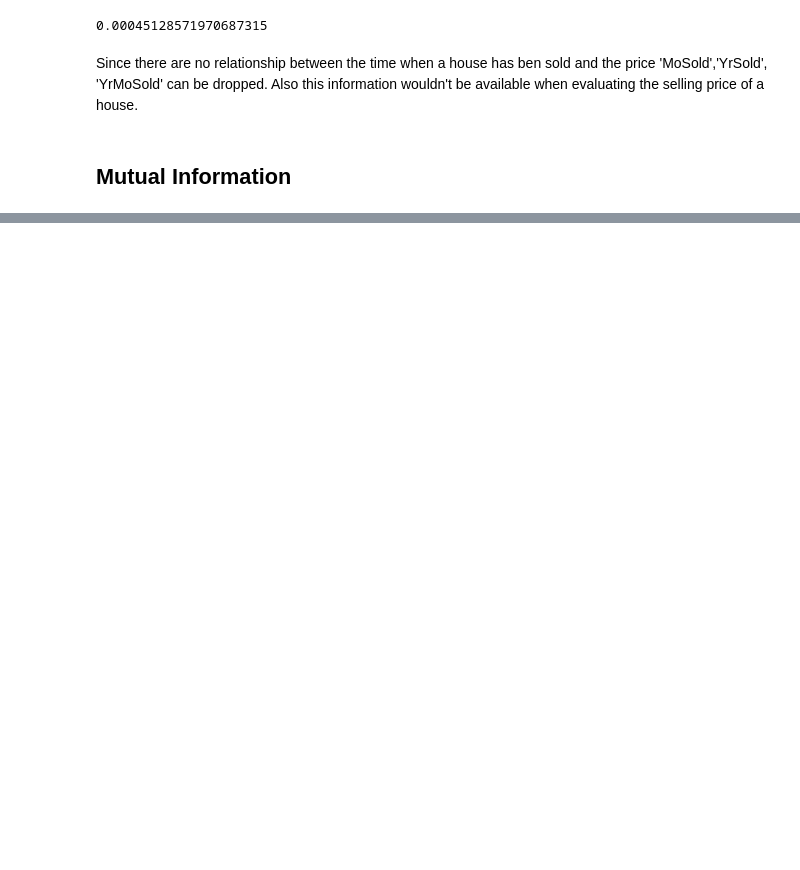
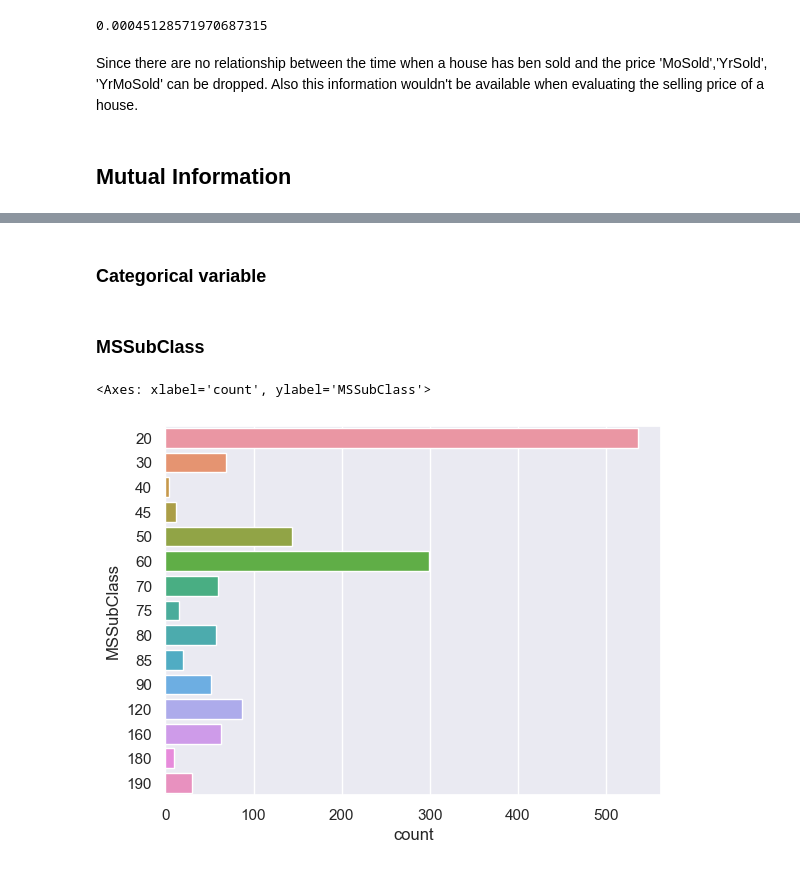
Before and after one commit to PaoloCarlevero/portfolio, a Jupyter notebook: work_in_progres/house_prices/price_prediction.ipynb, the cells around one changed output, grey strips where cells are left out. Drawn from its saved outputs; the diff is of its cells as text; code cells hidden in the pictures; blank space fills up the shorter version.

Commit message:
MSsubClass breakdown

```diff
--- a/work_in_progres/house_prices/price_prediction.ipynb
+++ b/work_in_progres/house_prices/price_prediction.ipynb
@@ -215,0 +180,9 @@ plot_mi_score(mi_scores)
+# %% [markdown]
+### Categorical variable
+# %% [markdown]
+### MSSubClass
+# %%
+sns.countplot(y=train['MSSubClass'])
+# %% [output]
+<Axes: xlabel='count', ylabel='MSSubClass'>
+[figure, added]
```
Also changed, not shown: parts of 21 cells of this notebook, 5 other files.
